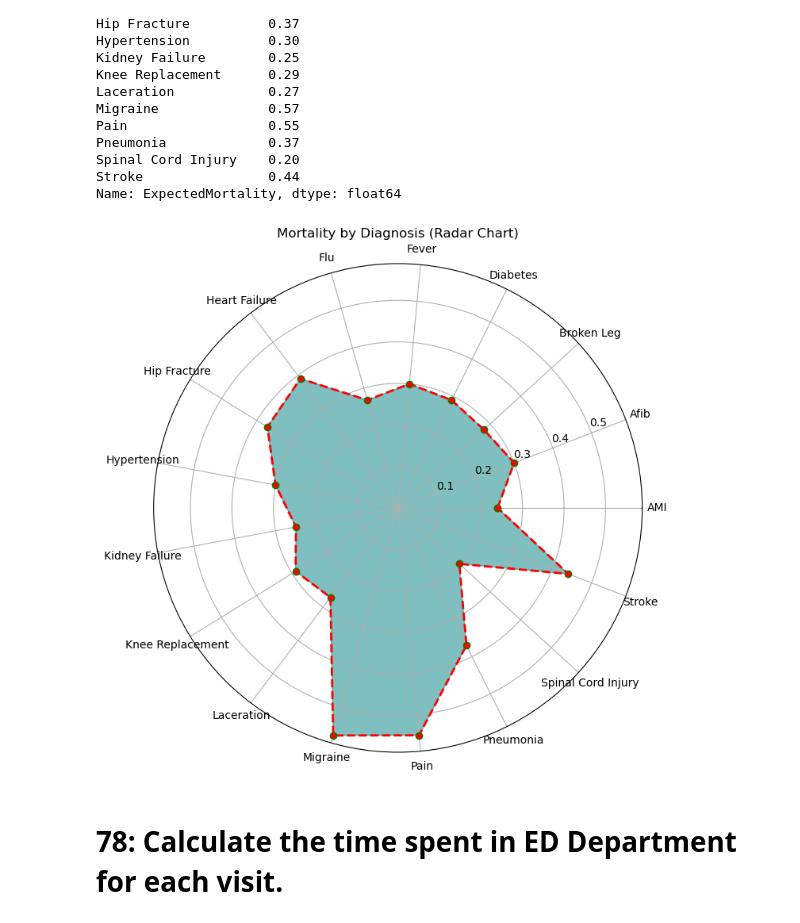
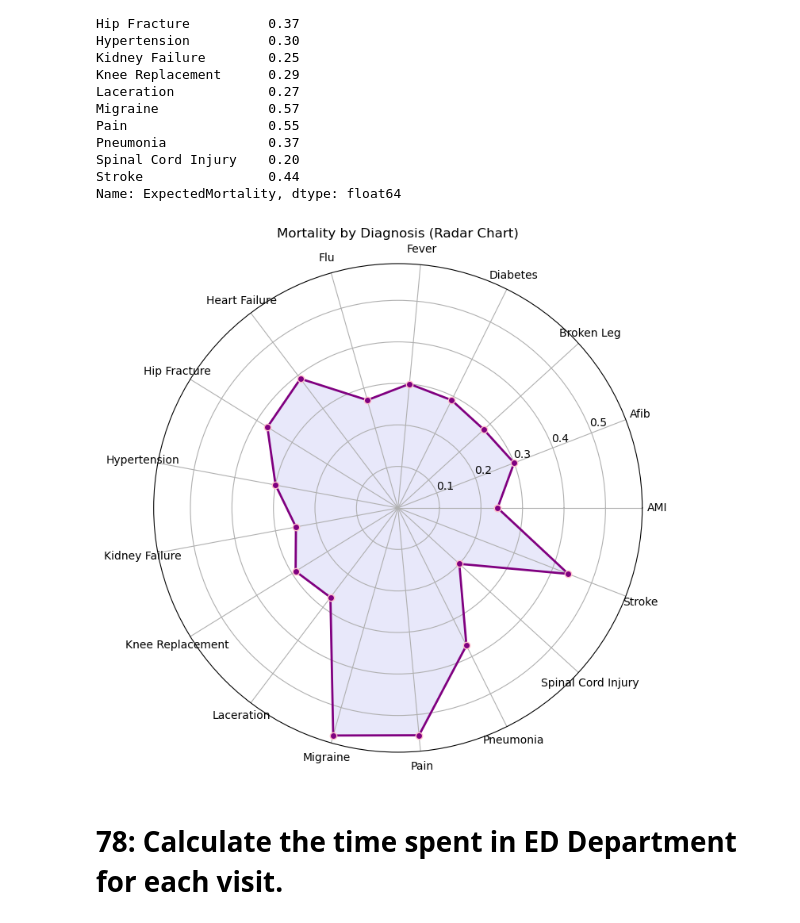
Before and after one commit to Amitha-sridhar/Py-Coders, a Jupyter notebook: Python Hackathon.ipynb, the cells around one changed output. Saved outputs shown, nothing was run; the diff lists cells and outputs as text; code cells hidden in the pictures.

```diff
--- a/Python Hackathon.ipynb
+++ b/Python Hackathon.ipynb
@@ -356,11 +334,6 @@ Name: 236, dtype: object
 # %% [markdown]
 # 77: Calculate mortality by diagnosis.
 # %%
-# Group the data by 'PrimaryDiagnosis' and calculate the mean of 'ExpectedMortality'
-mortality_by_diagnosis = re_adm.groupby('PrimaryDiagnosis')['ExpectedMortality'].mean()
-mortality_by_diagnosis = mortality_by_diagnosis.round(2)
-
-print(mortality_by_diagnosis)
 # %% [output]
 PrimaryDiagnosis
 AMI                   0.24
@@ -384,29 +357,29 @@ Name: ExpectedMortality, dtype: float64
 # %%
 # List of diagnoses and corresponding mortality
 diagnoses = mortality_by_diagnosis.index.tolist()
 mortality_values = mortality_by_diagnosis.values.tolist()
 
 num_vars = len(diagnoses)
 
 angles = np.linspace(0, 2 * np.pi, num_vars, endpoint=False).tolist()
 
 angles += angles[:1]
 
 mortality_values += mortality_values[:1]
 
 # Create the radar chart
 plt.figure(figsize=(8, 8))
-plt.polar(angles, mortality_values, marker='o', color='red', linestyle='dashed', linewidth=2, markeredgecolor='green')
+plt.polar(angles, mortality_values, marker='o', color='purple', linestyle='solid', linewidth=2, markeredgecolor='pink')
 
 # Set the angle labels
 plt.xticks(angles[:-1], diagnoses)
 
 # Fill the area under the radar plot
-plt.fill(angles, mortality_values, color='teal', alpha=0.5)
+plt.fill(angles, mortality_values, color='lavender', alpha=0.9)
 
 plt.title('Mortality by Diagnosis (Radar Chart)')
 plt.show()
 # %% [output]
-[figure, old version]
+[figure, new version]
 # %% [markdown]
 # 78: Calculate the time spent in ED Department for each visit.
```
Also changed, not shown: parts of 8 cells of this notebook.
